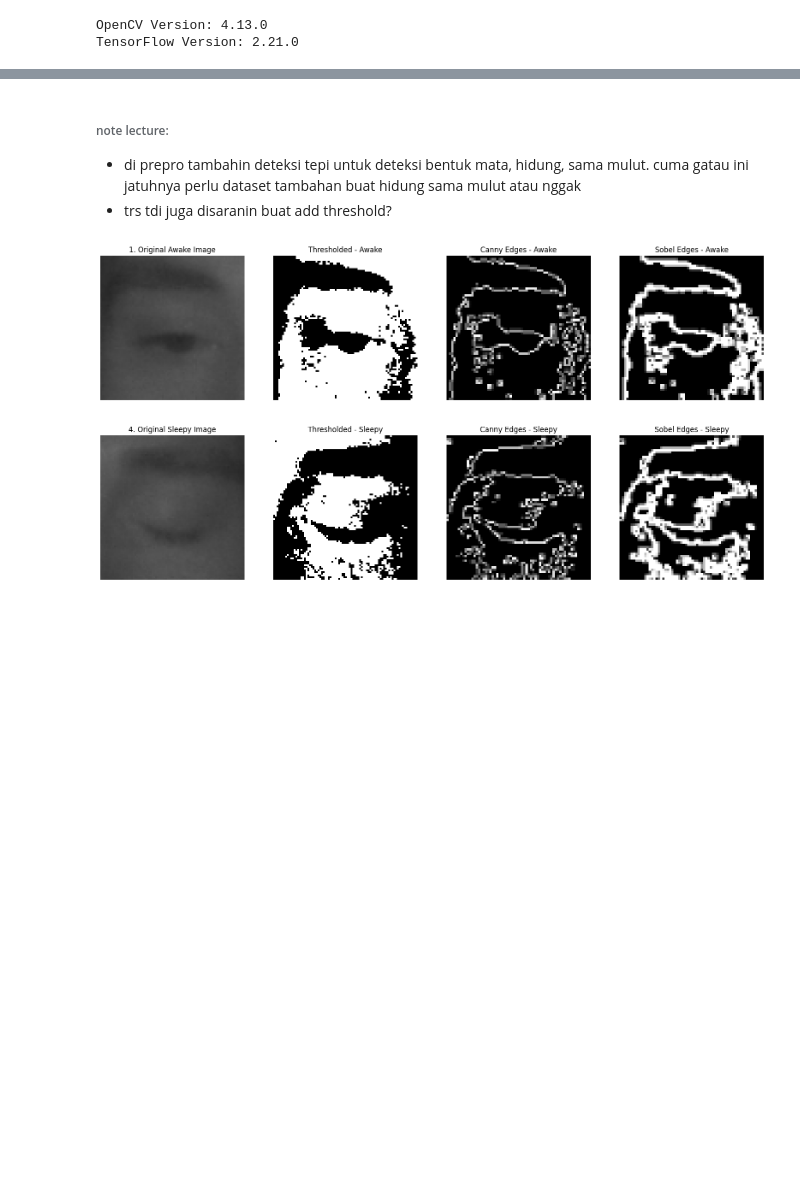
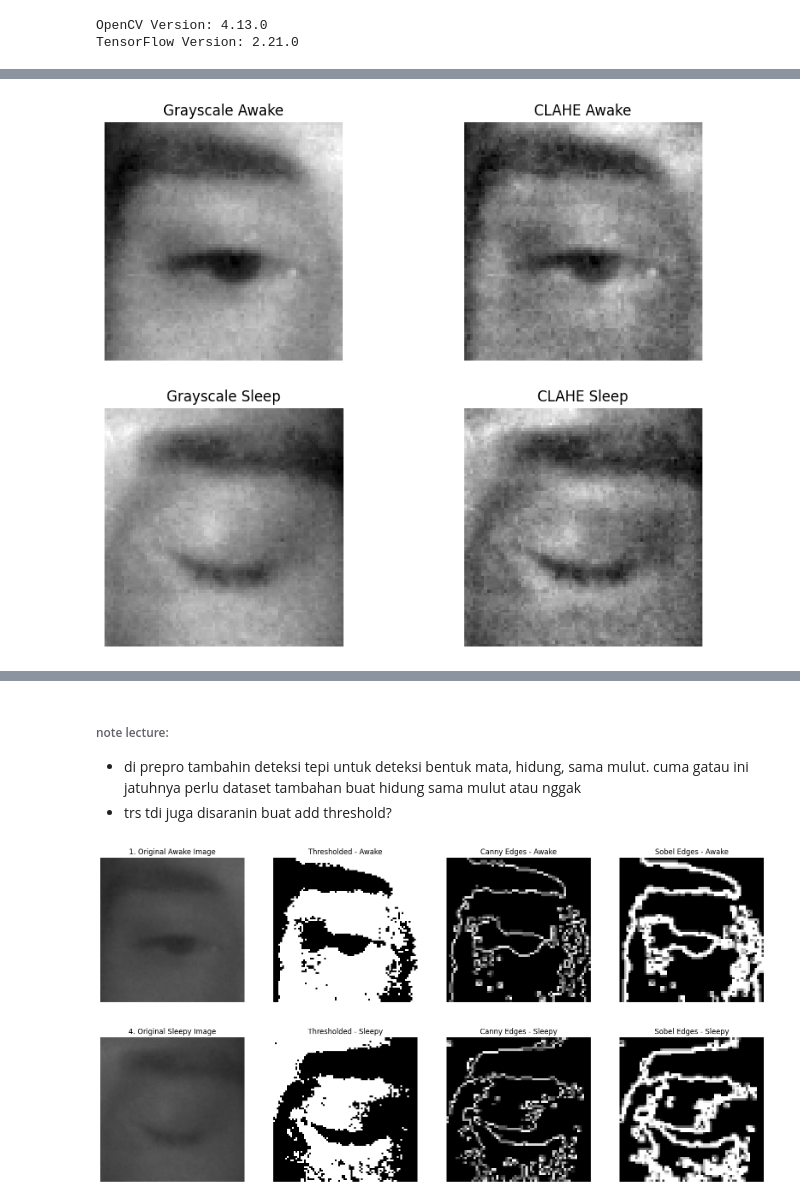
Before and after one commit to ImeShoukat/driver-drowsiness, a Jupyter notebook: train_model.ipynb, the cells around one changed output, grey strips where cells are left out. Drawn from its saved outputs; the diff is of its cells as text; code cells hidden in the pictures; blank space fills up the shorter version.

```diff
--- a/train_model.ipynb
+++ b/train_model.ipynb
@@ -12,0 +68,34 @@ TensorFlow Version: 2.21.0
+# %%
+clahe = cv2.createCLAHE(
+    clipLimit=2.0,
+    tileGridSize=(8,8)
+)
+
+enhanced1 = clahe.apply(gray1)
+enhanced2 = clahe.apply(gray2)
+
+plt.figure(figsize=(10,8))
+
+plt.subplot(2,2,1)
+plt.imshow(gray1,cmap='gray')
+plt.title("Grayscale Awake")
+plt.axis("off")
+
+plt.subplot(2,2,2)
+plt.imshow(enhanced1,cmap='gray')
+plt.title("CLAHE Awake")
+plt.axis("off")
+
+plt.subplot(2,2,3)
+plt.imshow(gray2,cmap='gray')
+plt.title("Grayscale Sleep")
+plt.axis("off")
+
+plt.subplot(2,2,4)
+plt.imshow(enhanced2,cmap='gray')
+plt.title("CLAHE Sleep")
+plt.axis("off")
+
+plt.show()
+# %% [output]
+[figure, added]
```
Also changed, not shown: parts of 16 cells of this notebook, 1 other file.
